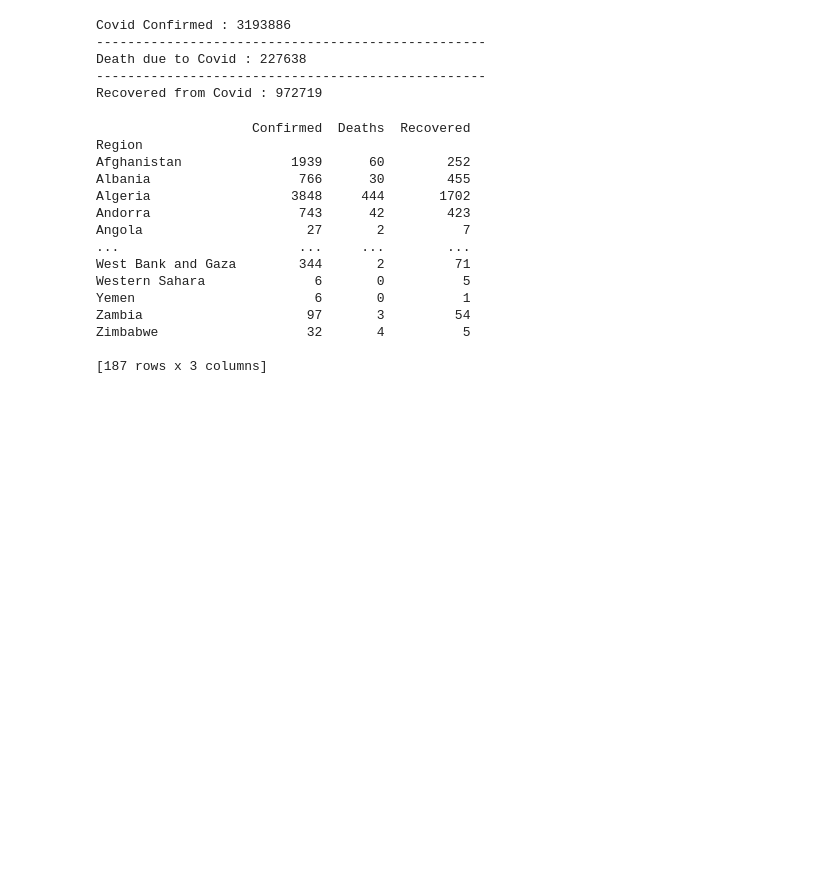
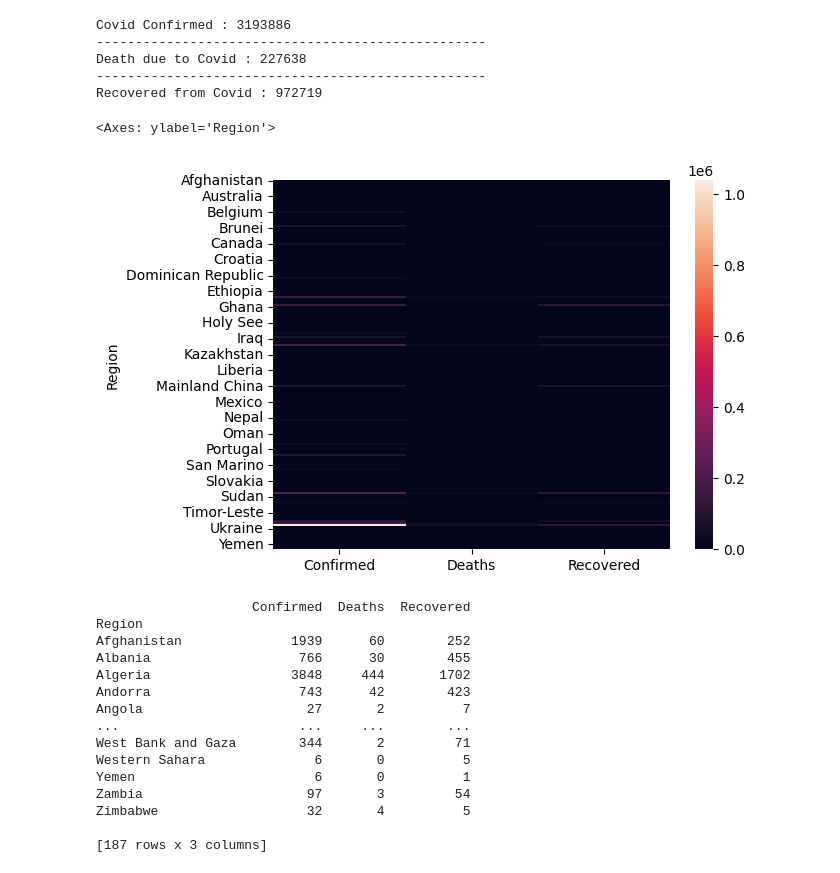
Before and after one commit to kunal-paul04/pandas_projects, a Jupyter notebook: Covid_Data_Analysis/Covid_Data_Analysis.ipynb, the cells around one changed output. Drawn from its saved outputs; the diff is of its cells as text; code cells hidden in the pictures; blank space fills up the shorter version.

Commit message:
added heatmap

```diff
--- a/Covid_Data_Analysis/Covid_Data_Analysis.ipynb
+++ b/Covid_Data_Analysis/Covid_Data_Analysis.ipynb
@@ -99,7 +99,12 @@ Death due to Covid : 227638
 --------------------------------------------------
 Recovered from Covid : 972719
 # %%
-# Generate visualization
+# Group by 'Region' and sum the data for 'Confirmed', 'Deaths', and 'Recovered'
+region_data = df.groupby('Region')[['Confirmed', 'Deaths', 'Recovered']].sum()
+sns.heatmap(region_data)
+# %% [output]
+<Axes: ylabel='Region'>
+[figure, added]
 # %%
 # Get stats on the basis every country and visualize top 10 affected countries for each case
 # %%
```
